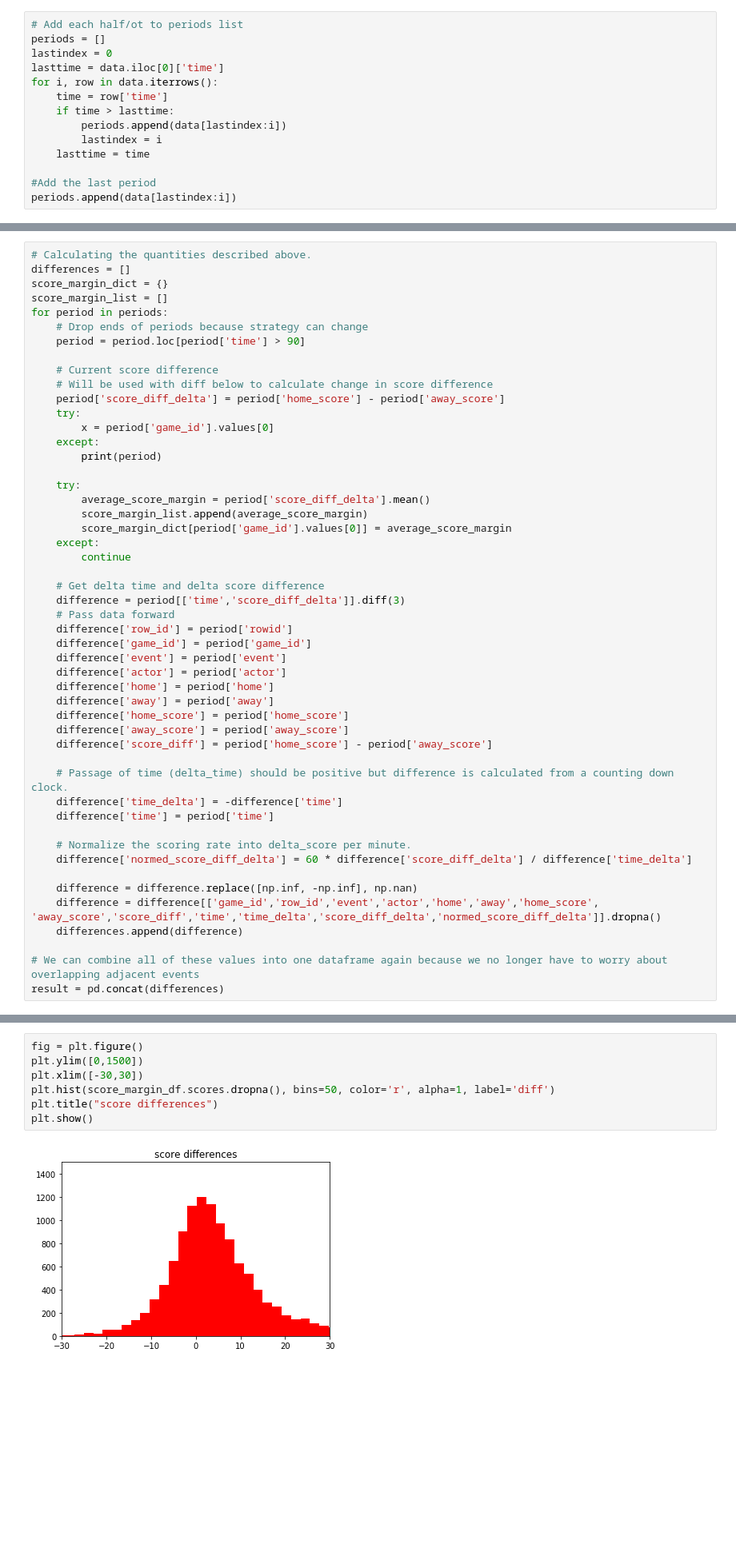
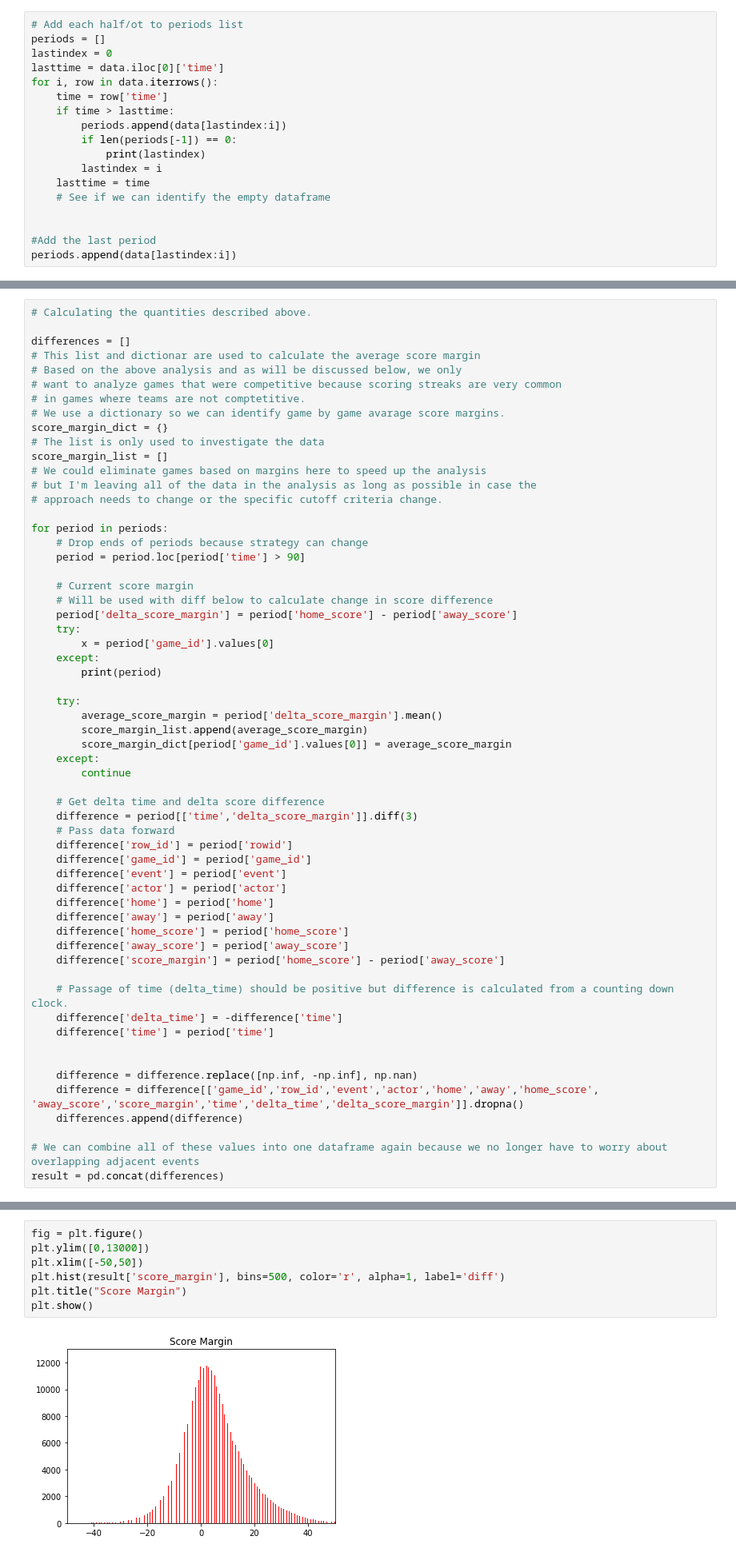
Before and after one commit to mattfred10/Timeout-Analyzer, a Jupyter notebook: Run Analyzer.ipynb, the cells around one changed output, grey strips where cells are left out. Shown at 80% size. Cells and saved outputs as stored; diff of their text form; blank space fills up the shorter version.

```diff
--- a/Run Analyzer.ipynb
+++ b/Run Analyzer.ipynb
@@ -83,8 +187,12 @@ for i, row in data.iterrows():
     time = row['time']
     if time > lasttime:
         periods.append(data[lastindex:i])
+        if len(periods[-1]) == 0:
+            print(lastindex)
         lastindex = i
     lasttime = time
+    # See if we can identify the empty dataframe
+
 
 #Add the last period
 periods.append(data[lastindex:i])
@@ -103,29 +211,40 @@ Note that free throws are not included as events in this analysis but the points
 # %%
 # Calculating the quantities described above.
+
 differences = []
+# This list and dictionar are used to calculate the average score margin
+# Based on the above analysis and as will be discussed below, we only
+# want to analyze games that were competitive because scoring streaks are very common
+# in games where teams are not comptetitive.
+# We use a dictionary so we can identify game by game avarage score margins.
 score_margin_dict = {}
+# The list is only used to investigate the data
 score_margin_list = []
+# We could eliminate games based on margins here to speed up the analysis
+# but I'm leaving all of the data in the analysis as long as possible in case the
+# approach needs to change or the specific cutoff criteria change.
+
 for period in periods:
     # Drop ends of periods because strategy can change
     period = period.loc[period['time'] > 90]
 
-    # Current score difference
+    # Current score margin
     # Will be used with diff below to calculate change in score difference
-    period['score_diff_delta'] = period['home_score'] - period['away_score']
+    period['delta_score_margin'] = period['home_score'] - period['away_score']
     try:
         x = period['game_id'].values[0]
     except:
         print(period)
 
     try:
-        average_score_margin = period['score_diff_delta'].mean()
+        average_score_margin = period['delta_score_margin'].mean()
         score_margin_list.append(average_score_margin)
         score_margin_dict[period['game_id'].values[0]] = average_score_margin
     except:
         continue
 
     # Get delta time and delta score difference
-    difference = period[['time','score_diff_delta']].diff(3)
+    difference = period[['time','delta_score_margin']].diff(3)
     # Pass data forward
     difference['row_id'] = period['rowid']
     difference['game_id'] = period['game_id']
@@ -135,17 +254,15 @@ for period in periods:
     difference['away'] = period['away']
     difference['home_score'] = period['home_score']
     difference['away_score'] = period['away_score']
-    difference['score_diff'] = period['home_score'] - period['away_score']
+    difference['score_margin'] = period['home_score'] - period['away_score']
 
     # Passage of time (delta_time) should be positive but difference is calculated from a counting down clock.
-    difference['time_delta'] = -difference['time']
+    difference['delta_time'] = -difference['time']
     difference['time'] = period['time']
 
-    # Normalize the scoring rate into delta_score per minute.
-    difference['normed_score_diff_delta'] = 60 * difference['score_diff_delta'] / difference['time_delta']
 
     difference = difference.replace([np.inf, -np.inf], np.nan)
-    difference = difference[['game_id','row_id','event','actor','home','away','home_score', 'away_score','score_diff','time','time_delta','score_diff_delta','normed_score_diff_delta']].dropna()
+    difference = difference[['game_id','row_id','event','actor','home','away','home_score', 'away_score','score_margin','time','delta_time','delta_score_margin']].dropna()
     differences.append(difference)
 
 # We can combine all of these values into one dataframe again because we no longer have to worry about overlapping adjacent events
@@ -179,9 +342,9 @@ score_margin_df.describe()
 # %%
 fig = plt.figure()
-plt.ylim([0,1500])
-plt.xlim([-30,30])
-plt.hist(score_margin_df.scores.dropna(), bins=50, color='r', alpha=1, label='diff')
-plt.title("score differences")
+plt.ylim([0,13000])
+plt.xlim([-50,50])
+plt.hist(result['score_margin'], bins=500, color='r', alpha=1, label='diff')
+plt.title("Score Margin")
 plt.show()
 # %% [output]
-[figure, old version]
+[figure, new version]
```
Also changed, not shown: parts of 45 cells of this notebook, 5 other files.
